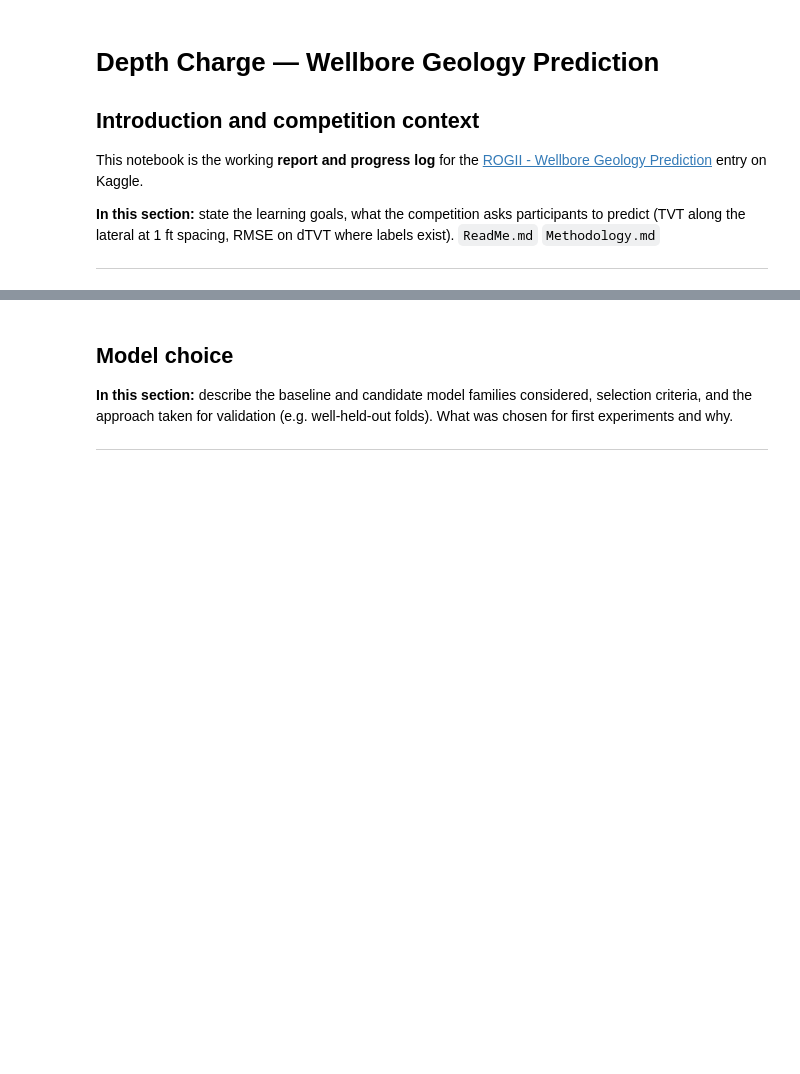
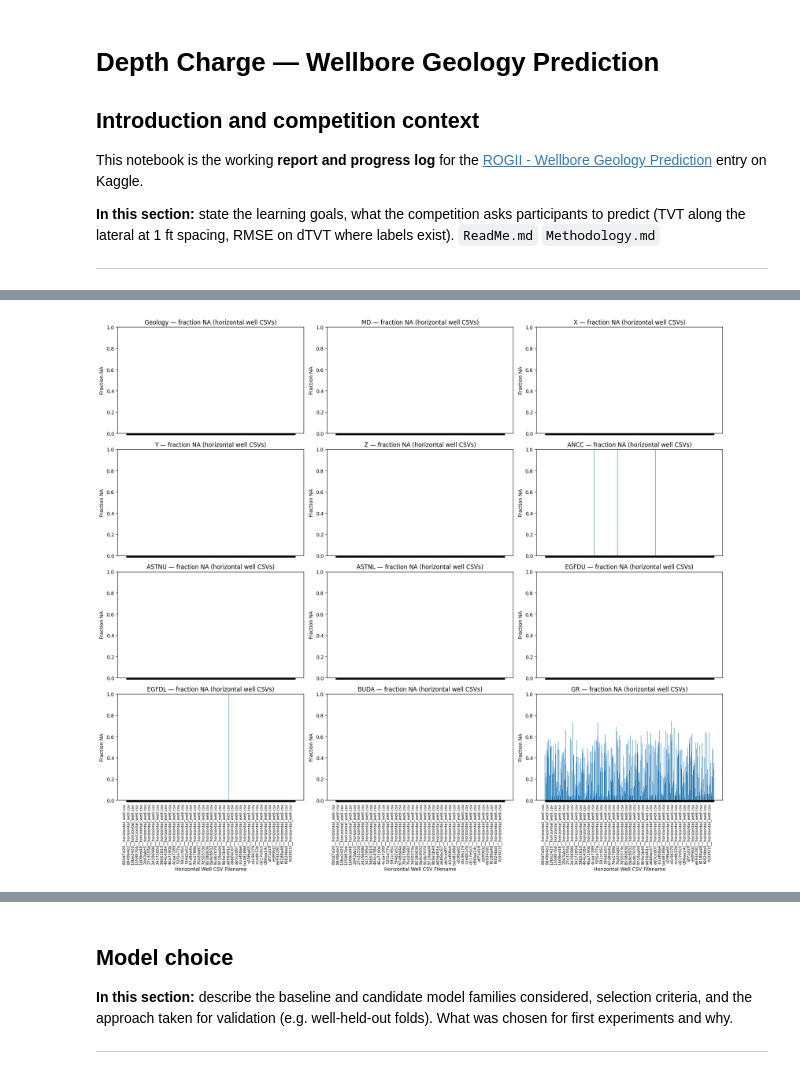
Before and after one commit to IsomorphicAlgo/Depth-Charge---Wellbore-Geology-Competition, a Jupyter notebook: wellbore_report.ipynb, the cells around one changed output, grey strips where cells are left out. Cells and saved outputs as stored; diff of their text form; code cells hidden in the pictures; blank space fills up the shorter version.

```diff
--- a/wellbore_report.ipynb
+++ b/wellbore_report.ipynb
@@ -79,18 +80,31 @@ print(f"Sample file: {sample_png.relative_to(REPO_ROOT)}")
 display(Image(filename=str(sample_png), width=900))
 
 # One random horizontal CSV sample
-horizontal_paths = sorted({p.resolve(): p for p in DATA_TRAIN.rglob("*.csv")}.values())
+horizontal_paths = sorted(
+    {
+        p.resolve(): p
+        for p in DATA_TRAIN.rglob("*__horizontal_well.csv")
+    }.values()
+)
 sample_horizontal = random.Random(42).choice(horizontal_paths)
 print(f"Sample file: {sample_horizontal.relative_to(REPO_ROOT)}")
 sample_horizontal_df = pd.read_csv(sample_horizontal)
 print(sample_horizontal_df.head())
 
 # One random typewell CSV sample
-typewell_paths = sorted({p.resolve(): p for p in DATA_TRAIN.rglob("*.csv")}.values())
+typewell_paths = sorted(
+    {
+        p.resolve(): p
+        for p in DATA_TRAIN.rglob("*__typewell.csv")
+    }.values()
+)
 sample_typewell = random.Random(42).choice(typewell_paths)
 print(f"Sample file: {sample_typewell.relative_to(REPO_ROOT)}")
 sample_typewell_df = pd.read_csv(sample_typewell)
 print(sample_typewell_df.head())
+
+print(sample_horizontal_df.columns)
+print(sample_typewell_df.columns)
 # %% [output]
 Sample file: data\train\da940160.png
 [figure]
@@ -117 +134,74 @@ Before I go too much farther in developing a plan though, I want to get a quick
+# %%
+# We'll check the NA fraction for a set of specified columns in all available horizontal CSVs
+na_columns = [
+    "Geology", "MD", "X", "Y", "Z", "ANCC", "ASTNU", "ASTNL", "EGFDU", "EGFDL", "BUDA", "GR"
+]
+na_ratios_horizontal = {col: [] for col in na_columns}
+na_ratios_horizontal["filename"] = []
+
+# Only consider files that appear to be horizontal wells
+horizontal_well_paths = [
+    p for p in horizontal_paths
+    if "horizontal" in p.name.lower()
+]
+
+for p in horizontal_well_paths:
+    df = pd.read_csv(p)
+    for col in na_columns:
+        if col in df.columns:
+            na_val = df[col].isna().mean()
+        else:
+            na_val = None
+        na_ratios_horizontal[col].append(na_val)
+    na_ratios_horizontal["filename"].append(p.name)
+
+labels = na_ratios_horizontal["filename"]
+ind = range(len(labels))
+
+# Prepare NA values for each column for plotting (missing column → None → 0)
+na_vals_for_plot = {
+    col: [v if v is not None else 0 for v in na_ratios_horizontal[col]] for col in na_columns
+}
+
+# Create subplots, up to 4 rows x 3 cols grid (for 12 features)
+fig, axes = plt.subplots(
+    nrows=4, ncols=3, figsize=(18, 16), sharex=True
+)
+axes = axes.flatten()
+
+for idx, col in enumerate(na_columns):
+    ax = axes[idx]
+    ax.bar(ind, na_vals_for_plot[col])
+    ax.set_ylabel("Fraction NA")
+    ax.set_title(f"{col} — fraction NA (horizontal well CSVs)")
+    ax.set_ylim(0, 1)
+
+# Only add xtick labels on the bottom plots
+for i, ax in enumerate(axes):
+    if i >= (len(na_columns) - 3):  # bottom row (there are 12 columns)
+        ax.set_xlabel("Horizontal Well CSV Filename")
+    ax.set_xticks(list(ind))
+    if len(labels) > 40:
+        skip = max(len(labels) // 40, 1)
+        ax.set_xticklabels(
+            [label if j % skip == 0 else "" for j, label in enumerate(labels)],
+            rotation=90,
+            fontsize=8,
+            ha="right",
+        )
+    else:
+        ax.set_xticklabels(labels, rotation=90, fontsize=8, ha="right")
+
+# Hide any unused subplots
+for j in range(len(na_columns), len(axes)):
+    axes[j].set_visible(False)
+
+plt.tight_layout()
+plt.show()
+
+csv_headers = ["filename"] + na_columns
+na_ratios = pd.DataFrame(na_ratios_horizontal, columns=csv_headers)
+na_ratios.to_csv("na_ratios_geology.csv", index=False)
+# %% [output]
+[figure, added]
 # %%
```
Also changed, not shown: parts of 12 cells of this notebook, 8 other files.
